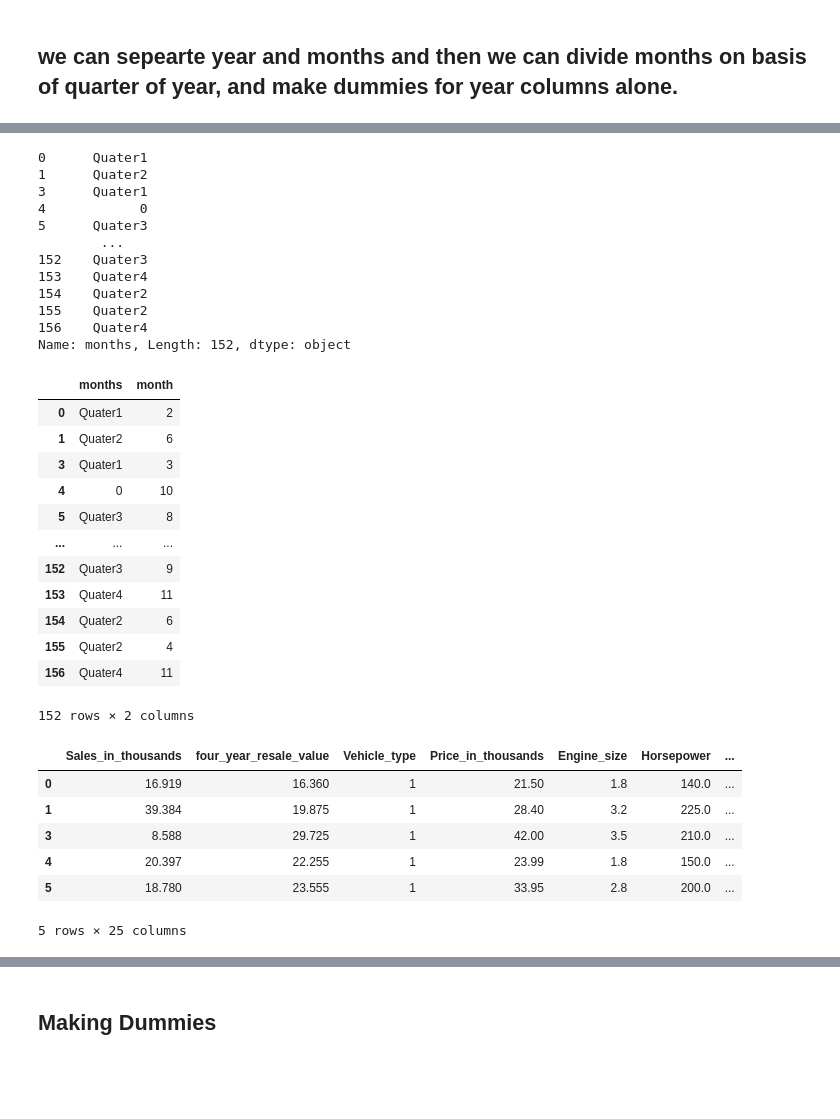
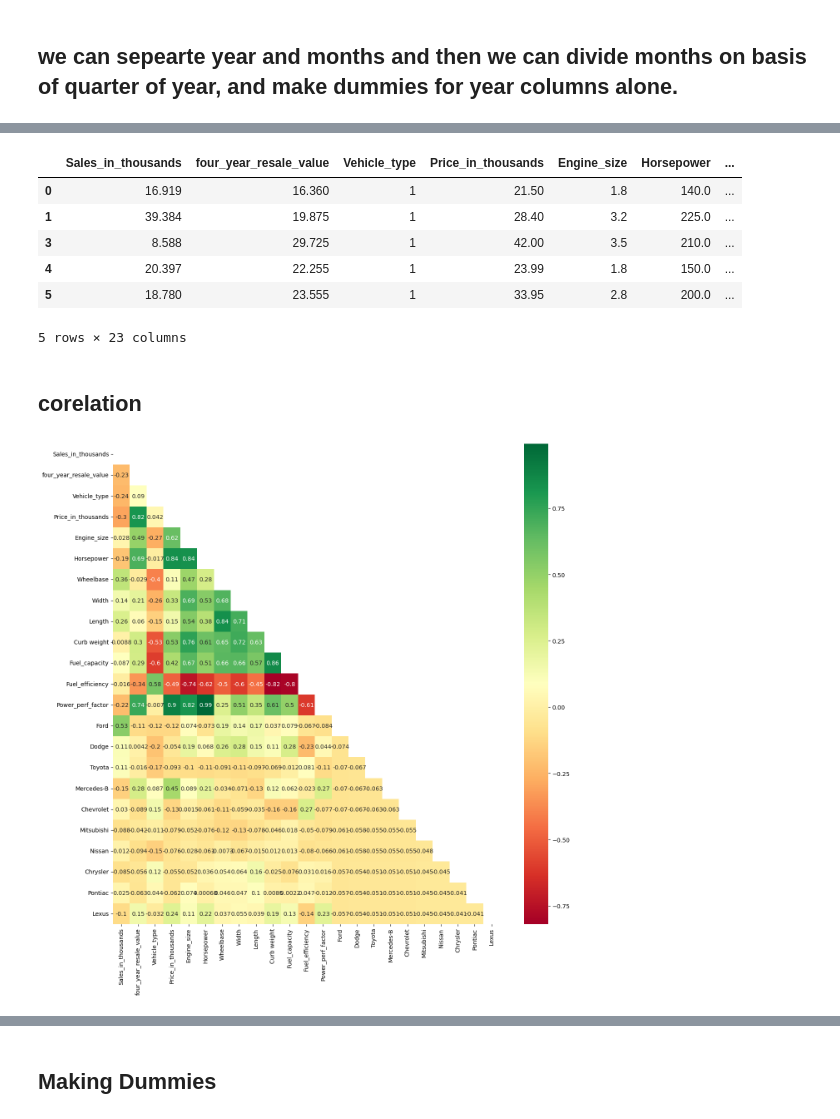
Before and after one commit to VireshAmbardar/CarSales_project, a Jupyter notebook: CarSales.ipynb, the cells around one changed output, grey strips where cells are left out. Drawn from its saved outputs; the diff is of its cells as text; code cells hidden in the pictures; blank space fills up the shorter version.

```diff
--- a/CarSales.ipynb
+++ b/CarSales.ipynb
@@ -284,8 +284,3 @@ df["Latest_Launch"].to_frame()
 152 rows × 1 columns
 # %% [markdown]
 ##  we can sepearte year and months and then we can divide months on basis of quarter of year, and make dummies for year columns alone.
-# %%
-df["year"] = pd.DatetimeIndex(df["Latest_Launch"]).year
-df["month"] = pd.DatetimeIndex(df["Latest_Launch"]).month
-
-display(df["month"] ,df["year"] )
@@ -323,41 +287,5 @@ df["months"] = 0
-# %%
-df["months"] = np.where(df["month"] <=3  ,"Quater1" , df["months"])
-df["months"] = np.where((df["month"]>=4)&(df["month"]<7)  ,"Quater2" , df["months"])
-df["months"] = np.where((df["month"]>=7)&(df["month"]<10)  ,"Quater3" , df["months"])
-df["months"] = np.where(df["month"]>10  ,"Quater4" , df["months"])
-
-df["months"]
-# %% [output]
-0      Quater1
-1      Quater2
-3      Quater1
-4            0
-5      Quater3
-        ...
-152    Quater3
-153    Quater4
-154    Quater2
-155    Quater2
-156    Quater4
-Name: months, Length: 152, dtype: object
-# %%
-df[["months", "month"]]
-# %% [output]
-|  | months | month |
-| 0 | Quater1 | 2 |
-| 1 | Quater2 | 6 |
-| 3 | Quater1 | 3 |
-| 4 | 0 | 10 |
-| 5 | Quater3 | 8 |
-| ... | ... | ... |
-| 152 | Quater3 | 9 |
-| 153 | Quater4 | 11 |
-| 154 | Quater2 | 6 |
-| 155 | Quater2 | 4 |
-| 156 | Quater4 | 11 |
-152 rows × 2 columns
 # %%
-df.drop(["month", "Latest_Launch"],axis=1,inplace=True)
+df.drop(["Latest_Launch"],axis=1,inplace=True)
 df.head()
 # %% [output]
 |  | Sales_in_thousands | four_year_resale_value | Vehicle_type | Price_in_thousands | Engine_size | Horsepower | ... |
@@ -366,4 +294,16 @@ df.head()
 | 3 | 8.588 | 29.725 | 1 | 42.00 | 3.5 | 210.0 | ... |
 | 4 | 20.397 | 22.255 | 1 | 23.99 | 1.8 | 150.0 | ... |
 | 5 | 18.780 | 23.555 | 1 | 33.95 | 2.8 | 200.0 | ... |
-5 rows × 25 columns
+5 rows × 23 columns
+# %% [markdown]
+## corelation
+# %%
+# corelation
+plt.figure(figsize=(15,15))
+cor =  df.corr()
+matrix = np.triu(cor)
+
+sns.heatmap(data=cor ,cmap='RdYlGn',annot=True, mask=matrix)
+plt.show()
+# %% [output]
+[figure, added]
```
Also changed, not shown: parts of 29 cells of this notebook.
